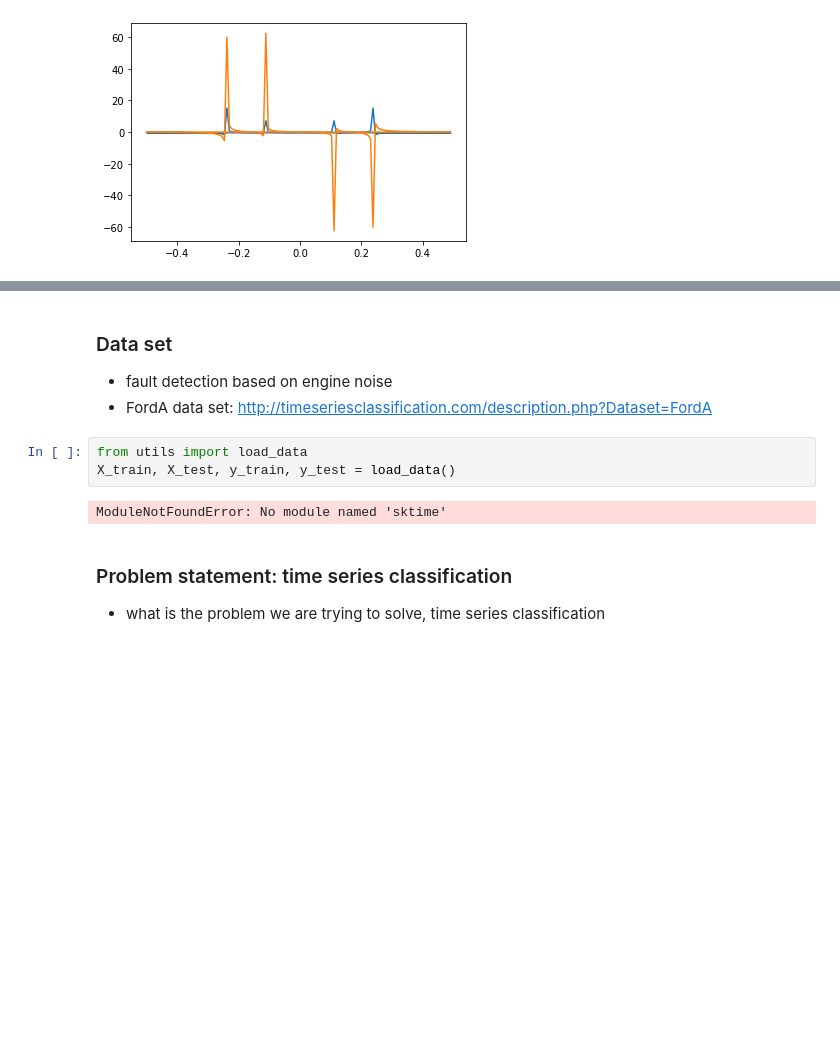
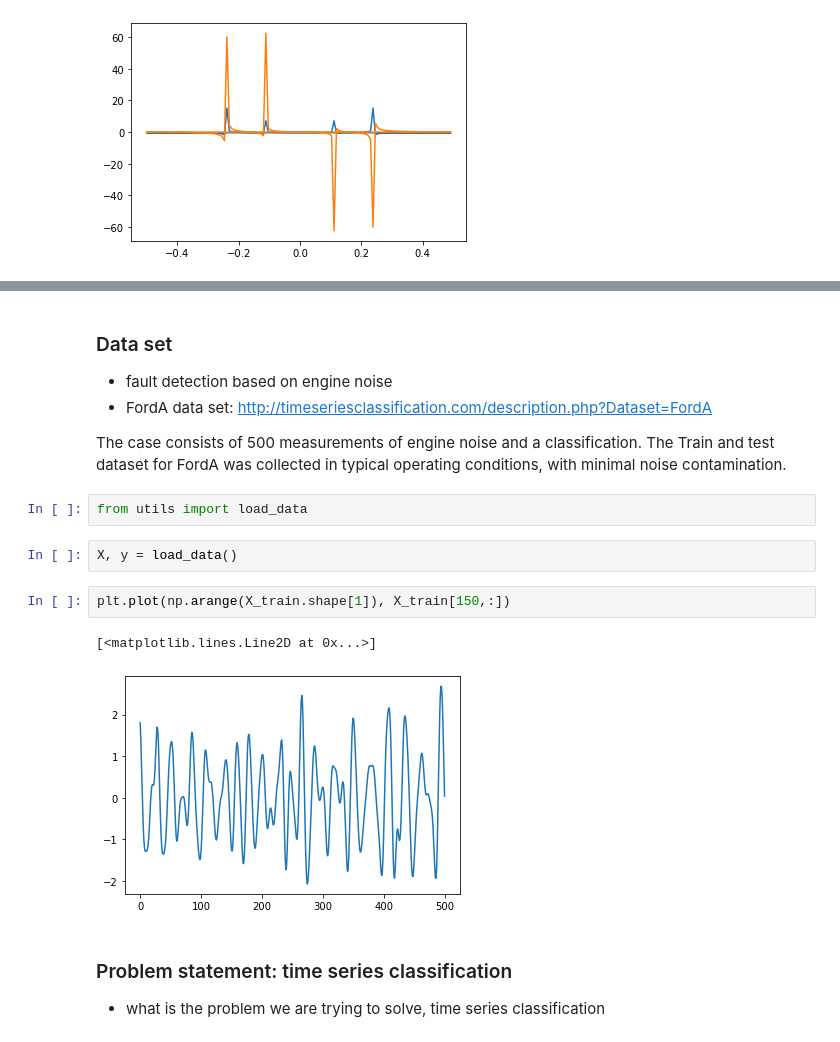
Before and after one commit to TawyeebOS/Time-Series-Analysis-and-Fourier-Transform-Nuffield-Project, a Jupyter notebook: Report-Draft.ipynb, the cells around one changed output, grey strips where cells are left out. Drawn from its saved outputs; the diff is of its cells as text; blank space fills up the shorter version.

```diff
--- a/Report-Draft.ipynb
+++ b/Report-Draft.ipynb
@@ -153,11 +188,17 @@ import matplotlib.pyplot as plt
 ### Data set
 * fault detection based on engine noise
 * FordA data set: http://timeseriesclassification.com/description.php?Dataset=FordA
+
+The case consists of 500 measurements of engine noise and a classification. The Train and test dataset  for FordA was collected in typical operating conditions, with minimal noise contamination.
 # %%
 from utils import load_data
-X_train, X_test, y_train, y_test = load_data()
-# %% [output]
-ModuleNotFoundError: No module named 'sktime'
+# %%
+X, y = load_data()
+# %%
+plt.plot(np.arange(X_train.shape[1]), X_train[150,:])
+# %% [output]
+[<matplotlib.lines.Line2D at 0x...>]
+[figure, added]
 # %% [markdown]
 ### Problem statement: time series classification
 * what is the problem we are trying to solve, time series classification
```
Also changed, not shown: parts of 17 cells of this notebook, 4 other files.
